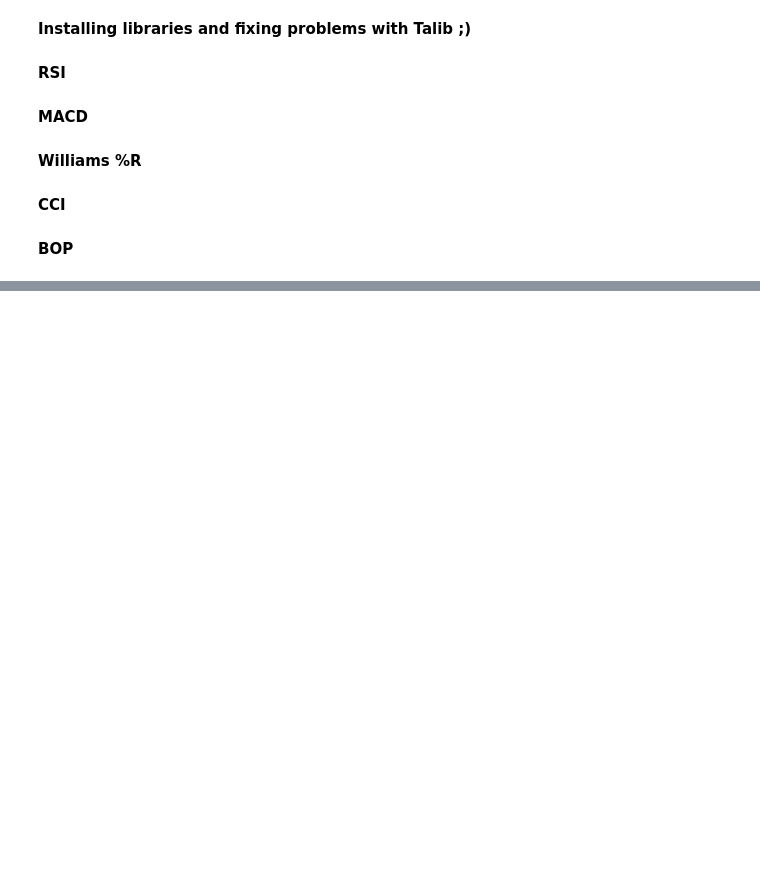
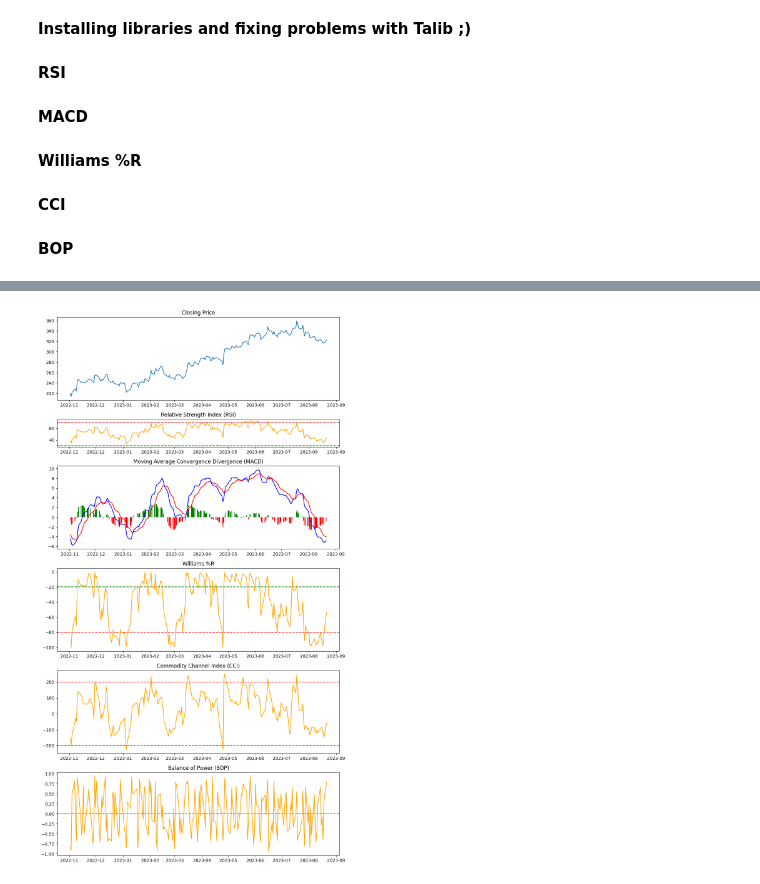
Before and after one commit to miladziekanowska/stock-market-forecast-project, a Jupyter notebook: Technical_Analysis.ipynb, the cells around one changed output, grey strips where cells are left out. Saved outputs shown, nothing was run; the diff lists cells and outputs as text; code cells hidden in the pictures; blank space fills up the shorter version.

```diff
--- a/Technical_Analysis.ipynb
+++ b/Technical_Analysis.ipynb
@@ -268 +271,39 @@ for ticker in ticker_list:
+# %%
+def plot_indicator_charts(data):
+    data = data.tail(200)
+
+    fig, axs = plt.subplots(6, 1, gridspec_kw={"height_ratios":[3,1,3,3,3,3]}, figsize=(10, 18))
+
+    axs[0].plot(data['close'])
+    axs[0].set_title('Closing Price')
+
+    axs[1].axhline(y=70, color='r', linestyle='--')
+    axs[1].axhline(y=30, color='g', linestyle='--')
+    axs[1].plot(data['RSI'], color='orange')
+    axs[1].set_title('Relative Strength Index (RSI)')
+
+    axs[2].plot(data['MACD'], 'b-')
+    axs[2].plot(data['MACD_signalline'], 'b-', color='red')
+    axs[2].bar(data.index, data['MACD_hist'], color=["red" if cl < 0 else "green" for cl in data['MACD_hist']])
+    axs[2].set_title('Moving Average Convergence Divergence (MACD)')
+
+    axs[3].axhline(y=-80, color='r', linestyle='--')
+    axs[3].axhline(y=-20, color='g', linestyle='--')
+    axs[3].plot(data['WillR'], color='orange')
+    axs[3].set_title("Williams %R")
+
+    axs[4].axhline(y=200, color='r', linestyle='--')
+    axs[4].axhline(y=-200, color='g', linestyle='--')
+    axs[4].plot(data['CCI'], color='orange')
+    axs[4].set_title("Commodity Channel Index (CCI)")
+
+    axs[5].axhline(y=0, color='g', linestyle='--')
+    axs[5].plot(data['BOP'], color='orange')
+    axs[5].set_title("Balance of Power (BOP)")
+
+    plt.tight_layout()
+    plt.show()
+
+
+plot_indicator_charts(historical_datas[symbol])
 # %%
@@ -283,0 +325,4 @@ historical_datas['V']
+# %%
+plot_indicator_charts(historical_datas['MSFT'])
+# %% [output]
+[figure, added]
```
Also changed, not shown: parts of 5 cells of this notebook.
